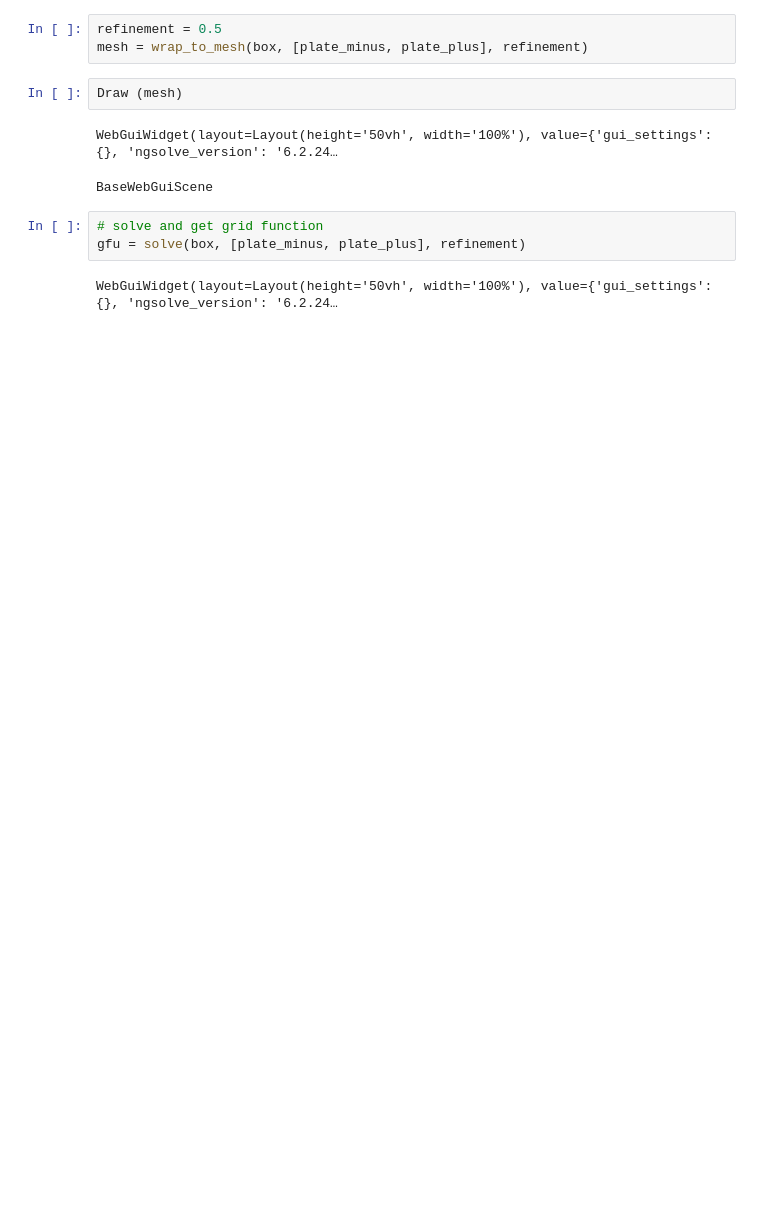
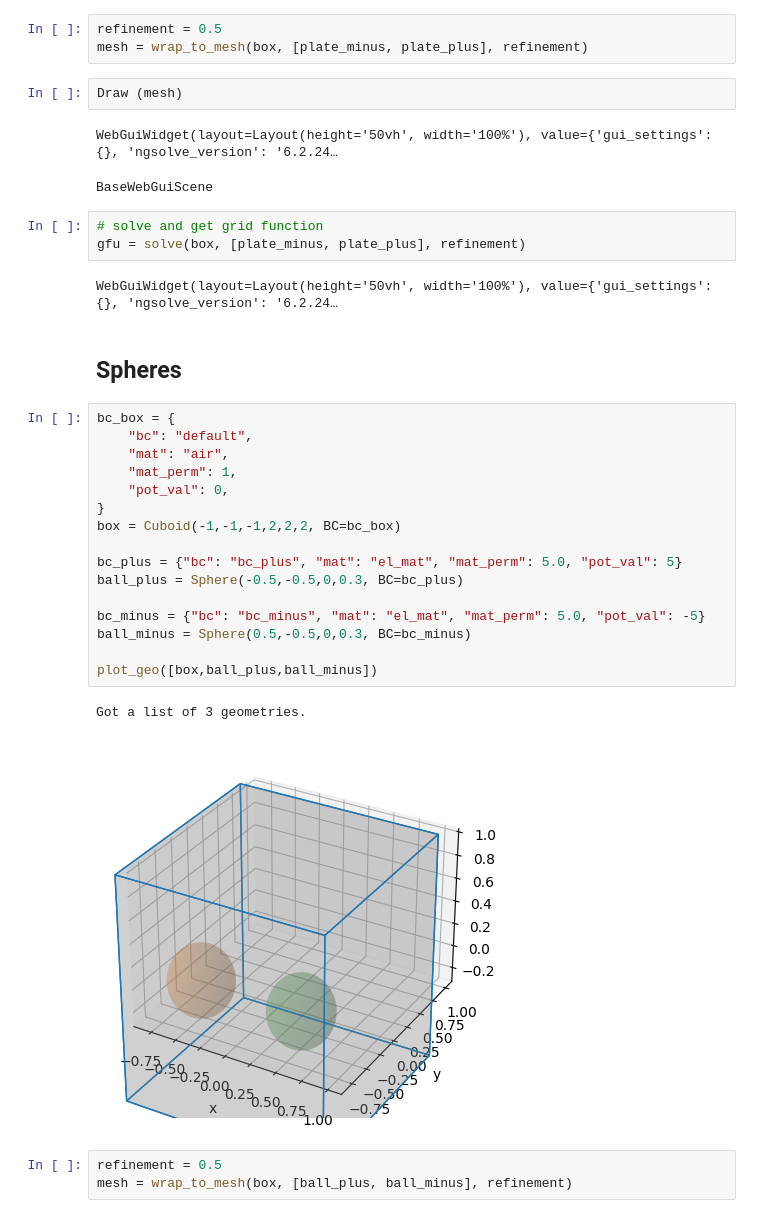
Before and after one commit to EITLabworks/PINNs-EIT, a Jupyter notebook: FEM.ipynb, the cells around one changed output. Cells and saved outputs as stored; diff of their text form; blank space fills up the shorter version.

Commit message:
sphere wrapper

```diff
--- a/FEM.ipynb
+++ b/FEM.ipynb
@@ -103,3 +105,27 @@ BaseWebGuiScene
 gfu = solve(box, [plate_minus, plate_plus], refinement)
 # %% [output]
 WebGuiWidget(layout=Layout(height='50vh', width='100%'), value={'gui_settings': {}, 'ngsolve_version': '6.2.24…
+# %% [markdown]
+## Spheres
+# %%
+bc_box = {
+    "bc": "default",
+    "mat": "air",
+    "mat_perm": 1,
+    "pot_val": 0,
+}
+box = Cuboid(-1,-1,-1,2,2,2, BC=bc_box)
+
+bc_plus = {"bc": "bc_plus", "mat": "el_mat", "mat_perm": 5.0, "pot_val": 5}
+ball_plus = Sphere(-0.5,-0.5,0,0.3, BC=bc_plus)
+
+bc_minus = {"bc": "bc_minus", "mat": "el_mat", "mat_perm": 5.0, "pot_val": -5}
+ball_minus = Sphere(0.5,-0.5,0,0.3, BC=bc_minus)
+
+plot_geo([box,ball_plus,ball_minus])
+# %% [output]
+Got a list of 3 geometries.
+[figure, added]
+# %%
+refinement = 0.5
+mesh = wrap_to_mesh(box, [ball_plus, ball_minus], refinement)
```
Also changed, not shown: parts of 5 cells of this notebook, 6 other files.
